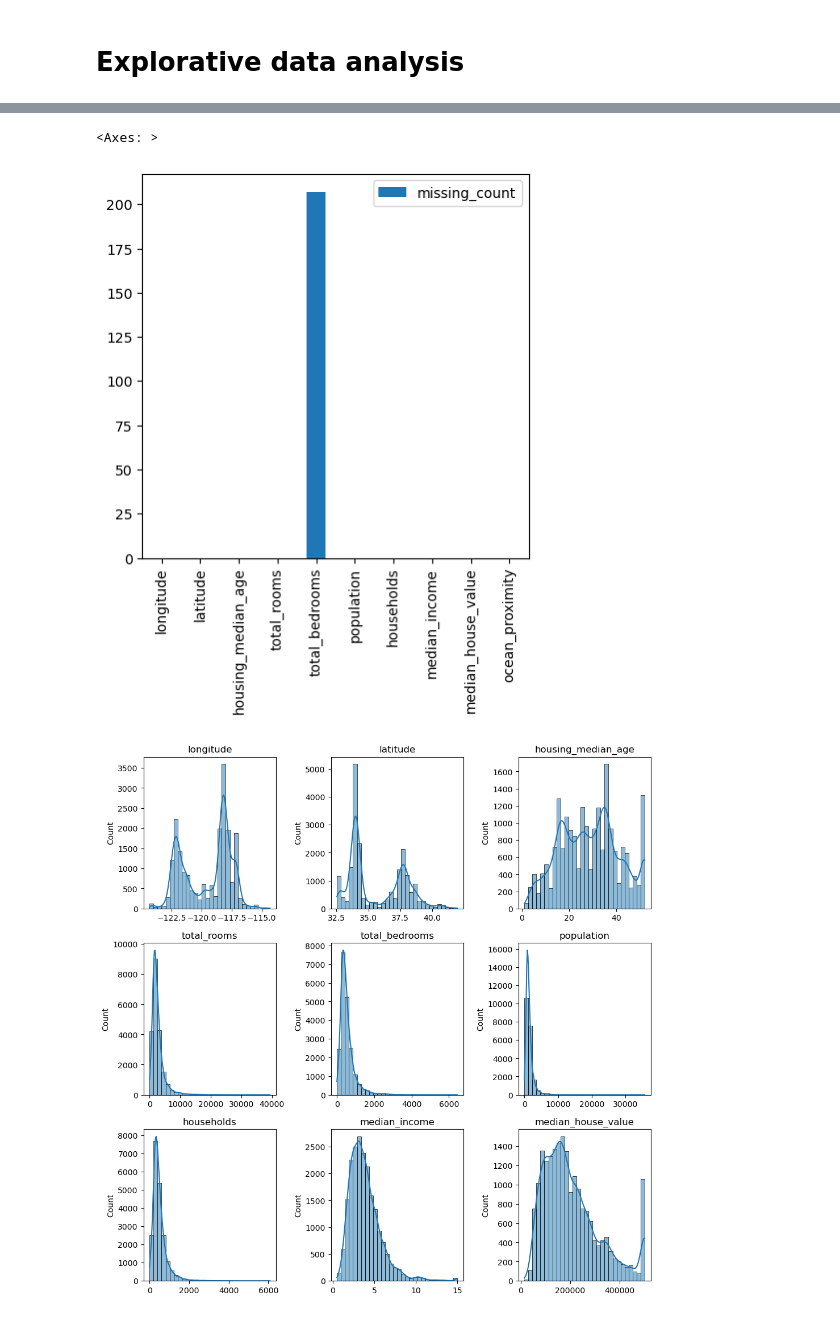
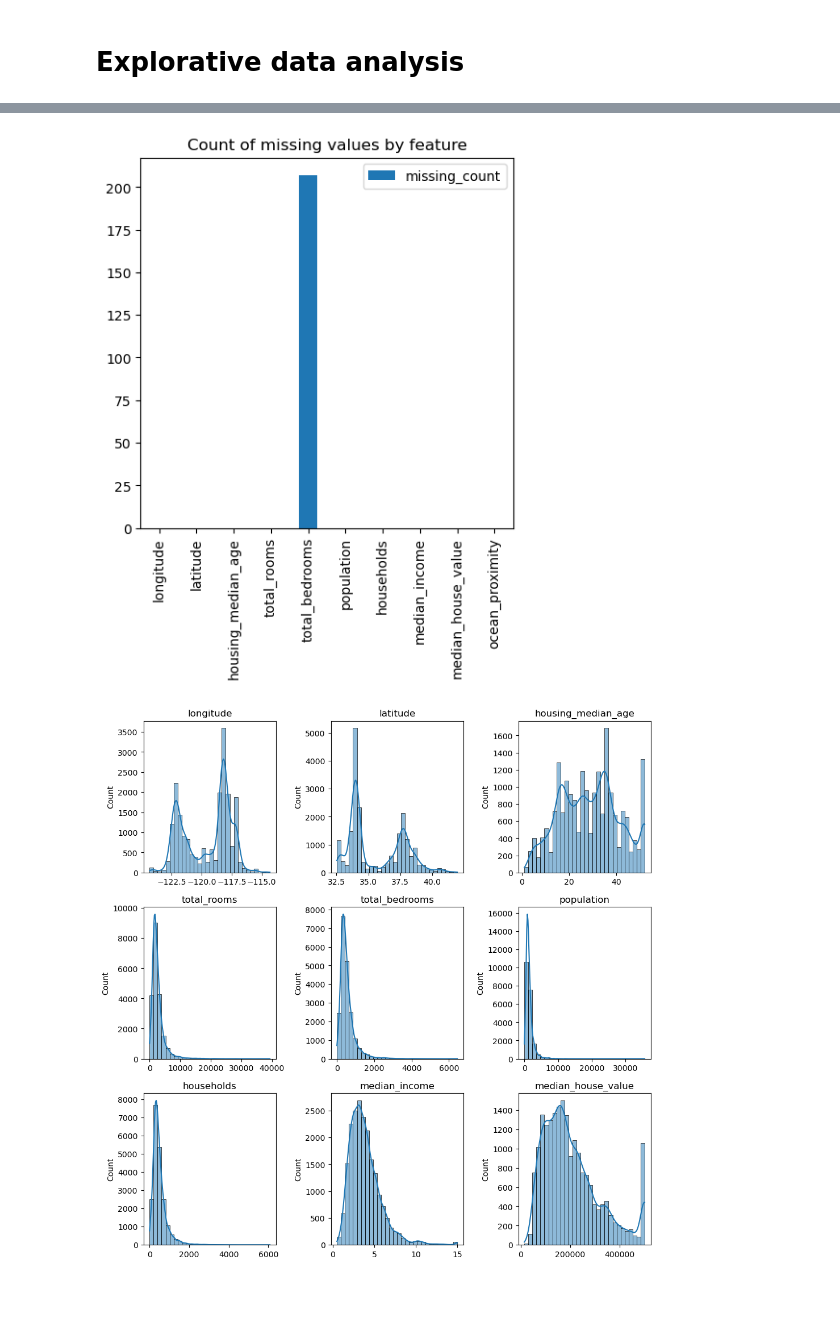
Before and after one commit to pdanninger/dsc_dach, a Jupyter notebook: mlflow_tutorial.ipynb, the cells around one changed output, grey strips where cells are left out. Cells and saved outputs as stored; diff of their text form; code cells hidden in the pictures.

```diff
--- a/mlflow_tutorial.ipynb
+++ b/mlflow_tutorial.ipynb
@@ -68,10 +78,11 @@ house_prices.describe()
 # %%
-# Missing values
+# Missing value count
 missing_values = pd.DataFrame(house_prices.isna().sum(), columns=["missing_count"])
 missing_values.plot(kind="bar", figsize=(5, 5))
+plt.title('Count of missing values by feature')
+plt.show()
 # %% [output]
-<Axes: >
-[figure, old version]
+[figure, new version]
 # %%
 fig, axes = plt.subplots(nrows=3, ncols=3, figsize=(10, 10))
 # plot each col onto one ax
```
Also changed, not shown: parts of 16 cells of this notebook, 3 other files.
